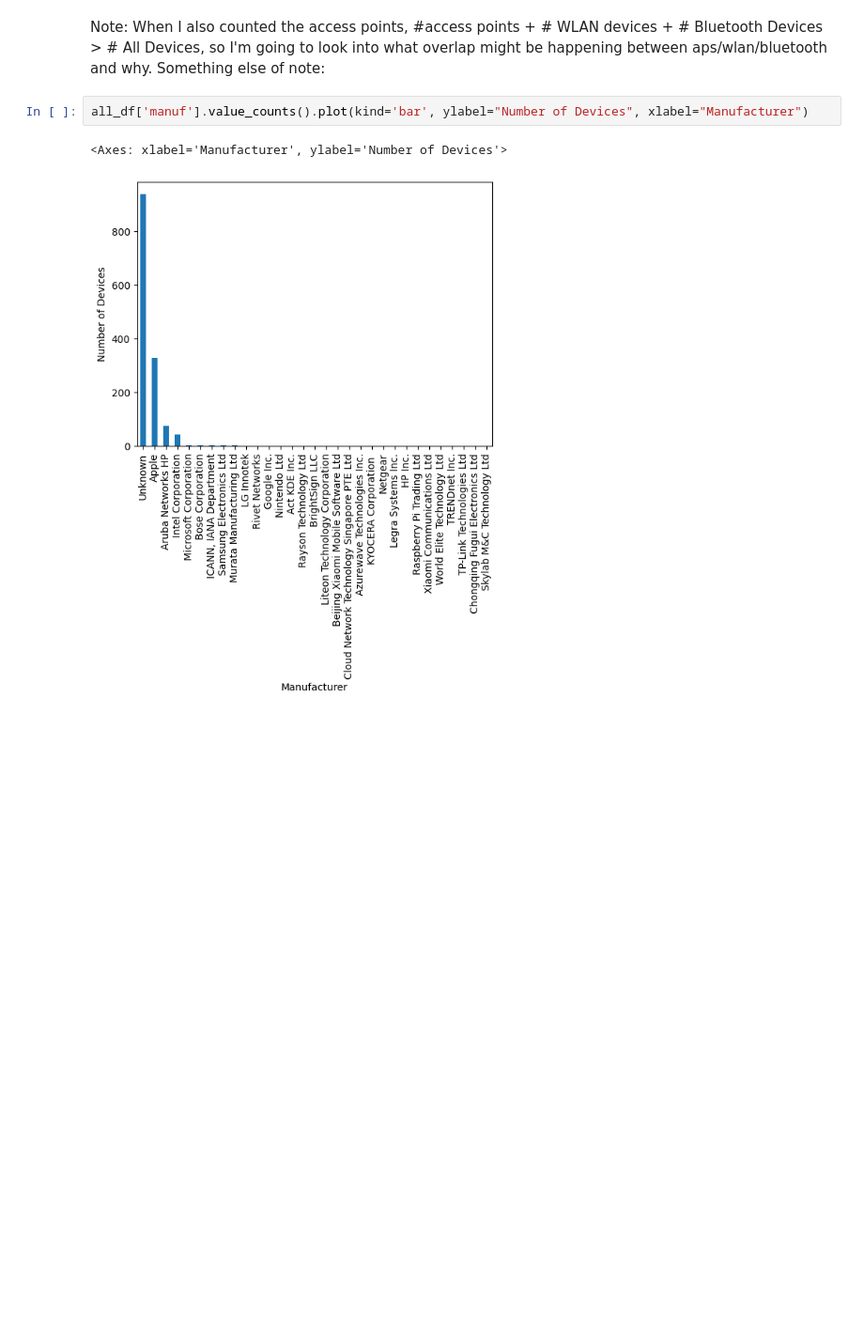
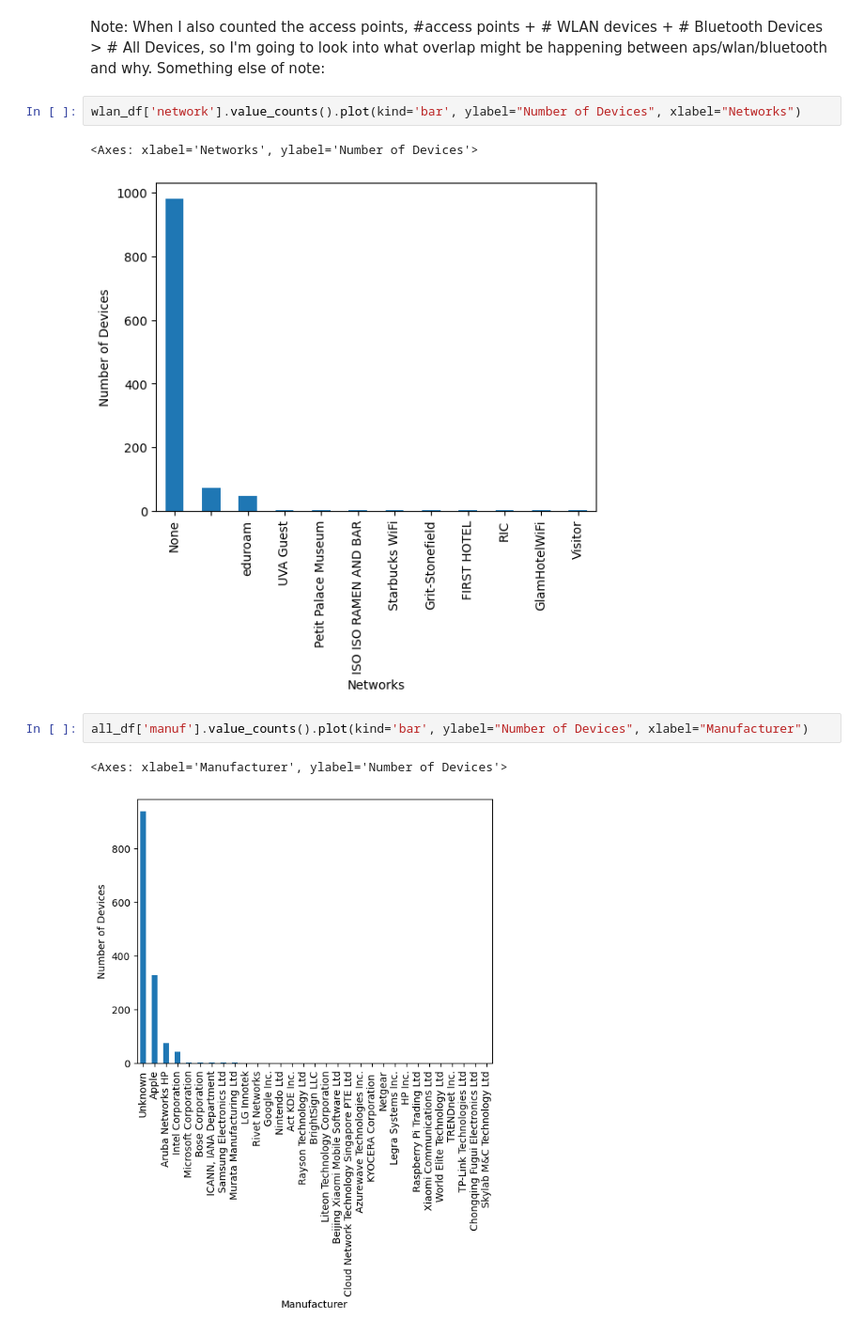
Before and after one commit to anrath/nerve-dashboard, a Jupyter notebook: nicki/summary-stats.ipynb, the cells around one changed output. Shown at 94% size. Saved outputs shown, nothing was run; the diff lists cells and outputs as text; blank space fills up the shorter version.

```diff
--- a/nicki/summary-stats.ipynb
+++ b/nicki/summary-stats.ipynb
@@ -146,6 +159,11 @@ Access Points: 63 len: 303
 Note: When I also counted the access points, #access points + # WLAN devices + # Bluetooth Devices > # All Devices,
 so I'm going to look into what overlap might be happening between aps/wlan/bluetooth and why.
 Something else of note:
+# %%
+wlan_df['network'].value_counts().plot(kind='bar', ylabel="Number of Devices", xlabel="Networks")
+# %% [output]
+<Axes: xlabel='Networks', ylabel='Number of Devices'>
+[figure, added]
 # %%
 all_df['manuf'].value_counts().plot(kind='bar', ylabel="Number of Devices", xlabel="Manufacturer")
 # %% [output]
```
Also changed, not shown: parts of 5 cells of this notebook, 6 other files.
